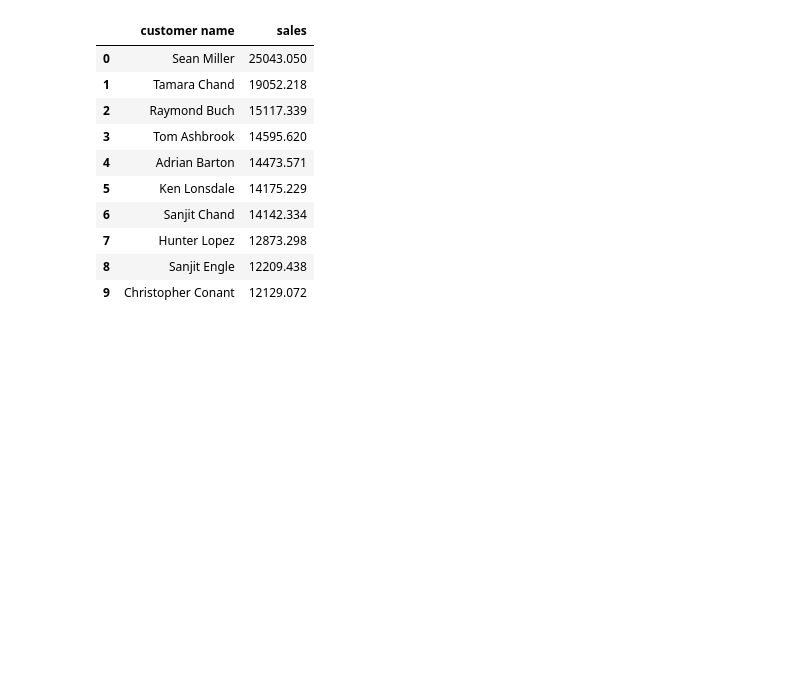
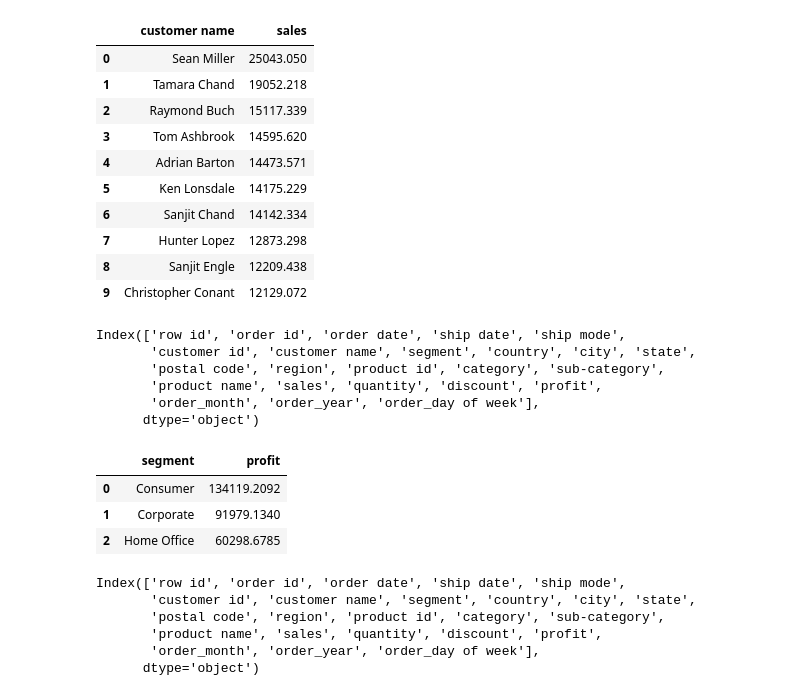
Before and after one commit to Amalgamator04/E-commerce-analysis, a Jupyter notebook: analysis.ipynb, the cells around one changed output. Drawn from its saved outputs; the diff is of its cells as text; code cells hidden in the pictures; blank space fills up the shorter version.

```diff
--- a/analysis.ipynb
+++ b/analysis.ipynb
@@ -144,3 +144,22 @@ fig=px.bar(top_customers,
            title='Top Customers by Sales'
            )
 fig
+# %%
+data_c.columns
+# %% [output]
+Index(['row id', 'order id', 'order date', 'ship date', 'ship mode',
+       'customer id', 'customer name', 'segment', 'country', 'city', 'state',
+       'postal code', 'region', 'product id', 'category', 'sub-category',
+       'product name', 'sales', 'quantity', 'discount', 'profit',
+       'order_month', 'order_year', 'order_day of week'],
+      dtype='object')
+# %%
+# --Which customer segments (e.g., Corporate, Consumer, Home Office) are the most profitable?
+data_c['segment'].unique()
+profitable_segment=data_c.groupby('segment')['profit'].sum().reset_index()
+profitable_segment
+# %% [output]
+|  | segment | profit |
+| 0 | Consumer | 134119.2092 |
+| 1 | Corporate | 91979.1340 |
+| 2 | Home Office | 60298.6785 |
@@ -146,0 +182,9 @@ fig
+# %%
+data_c.columns
+# %% [output]
+Index(['row id', 'order id', 'order date', 'ship date', 'ship mode',
+       'customer id', 'customer name', 'segment', 'country', 'city', 'state',
+       'postal code', 'region', 'product id', 'category', 'sub-category',
+       'product name', 'sales', 'quantity', 'discount', 'profit',
+       'order_month', 'order_year', 'order_day of week'],
+      dtype='object')
```
Also changed, not shown: parts of 8 cells of this notebook.
